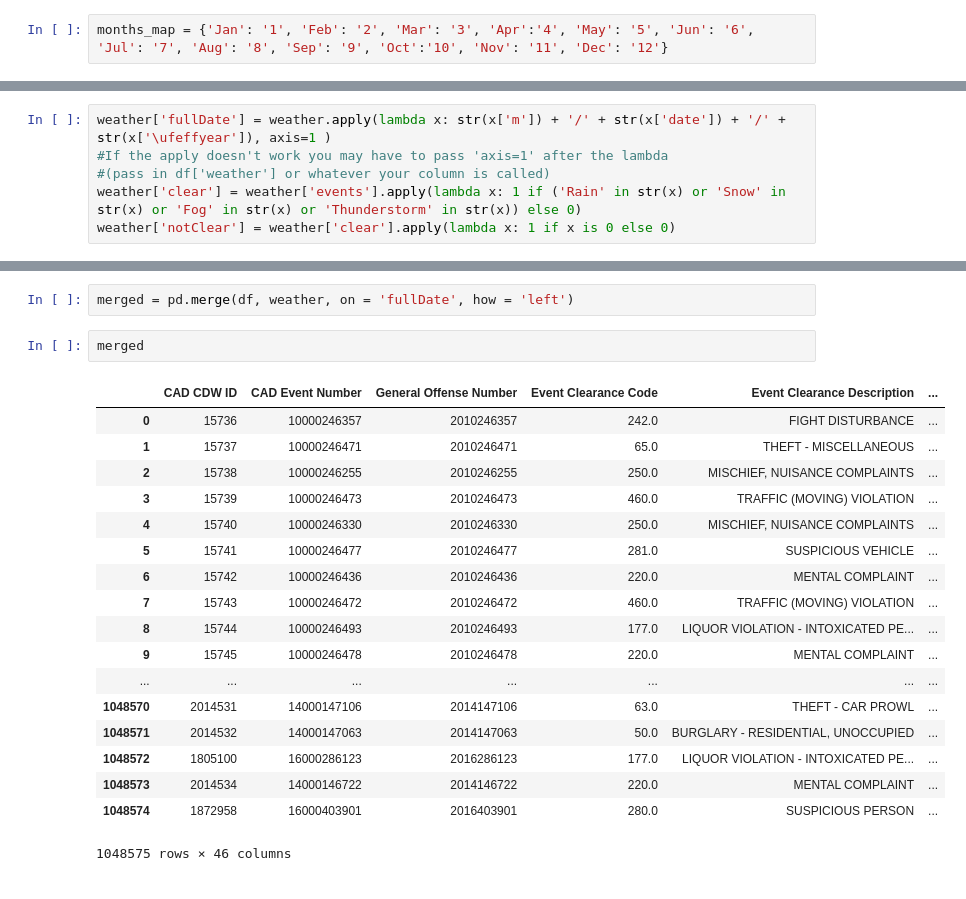
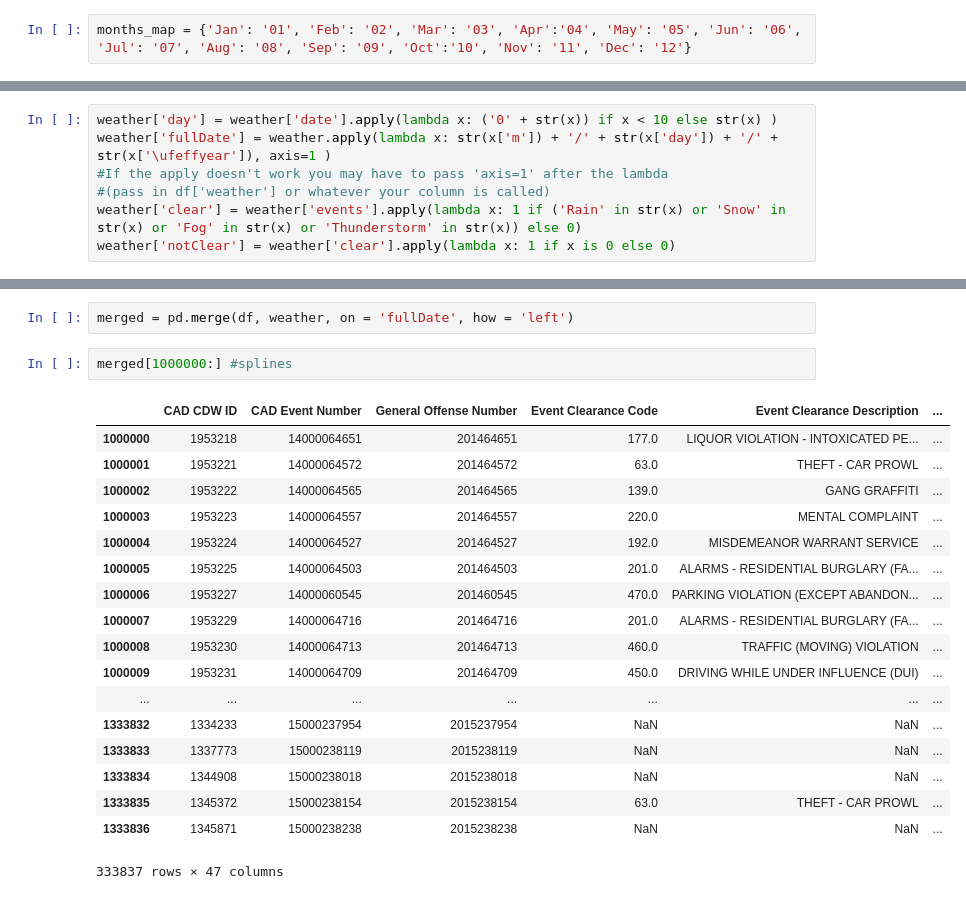
Before and after one commit to tintho/911Weather, a Jupyter notebook: Logistic Regression.ipynb, the cells around one changed output, grey strips where cells are left out. Drawn from its saved outputs; the diff is of its cells as text.

```diff
--- a/Logistic Regression.ipynb
+++ b/Logistic Regression.ipynb
@@ -95,6 +82,6 @@ list(weather.columns.values)
  'precip',
  'events']
 # %%
-months_map = {'Jan': '1', 'Feb': '2', 'Mar': '3', 'Apr':'4', 'May': '5', 'Jun': '6', 'Jul': '7', 'Aug': '8', 'Sep': '9', 'Oct':'10', 'Nov': '11', 'Dec': '12'}
+months_map = {'Jan': '01', 'Feb': '02', 'Mar': '03', 'Apr':'04', 'May': '05', 'Jun': '06', 'Jul': '07', 'Aug': '08', 'Sep': '09', 'Oct':'10', 'Nov': '11', 'Dec': '12'}
 # %%
 weather['m'] = weather['month'].apply(lambda x: months_map[x])
@@ -122,9 +88,3 @@ weather
-# %%
-weather['fullDate'] = weather.apply(lambda x: str(x['m']) + '/' + str(x['date']) + '/' + str(x['\ufeffyear']), axis=1 )
-#If the apply doesn't work you may have to pass 'axis=1' after the lambda
-#(pass in df['weather'] or whatever your column is called)
-weather['clear'] = weather['events'].apply(lambda x: 1 if ('Rain' in str(x) or 'Snow' in str(x) or 'Fog' in str(x) or 'Thunderstorm' in str(x)) else 0)
-weather['notClear'] = weather['clear'].apply(lambda x: 1 if x is 0 else 0)
 # %%
 weather[200:]
 # %% [output]
@@ -148,0 +109,7 @@ weather[200:]
+# %%
+weather['day'] = weather['date'].apply(lambda x: ('0' + str(x)) if x < 10 else str(x) )
+weather['fullDate'] = weather.apply(lambda x: str(x['m']) + '/' + str(x['day']) + '/' + str(x['\ufeffyear']), axis=1 )
+#If the apply doesn't work you may have to pass 'axis=1' after the lambda
+#(pass in df['weather'] or whatever your column is called)
+weather['clear'] = weather['events'].apply(lambda x: 1 if ('Rain' in str(x) or 'Snow' in str(x) or 'Fog' in str(x) or 'Thunderstorm' in str(x)) else 0)
+weather['notClear'] = weather['clear'].apply(lambda x: 1 if x is 0 else 0)
@@ -179,23 +167,23 @@ array([' ', 'Rain', 'Fog', 'Fog , Rain', 'Rain , Thunderstorm', 'Snow',
 # %%
 merged = pd.merge(df, weather, on = 'fullDate', how = 'left')
 # %%
-merged
+merged[1000000:] #splines
 # %% [output]
 |  | CAD CDW ID | CAD Event Number | General Offense Number | Event Clearance Code | Event Clearance Description | ... |
-| 0 | ﻿15736 | 10000246357 | 2010246357 | 242.0 | FIGHT DISTURBANCE | ... |
-| 1 | 15737 | 10000246471 | 2010246471 | 65.0 | THEFT - MISCELLANEOUS | ... |
-| 2 | 15738 | 10000246255 | 2010246255 | 250.0 | MISCHIEF, NUISANCE COMPLAINTS | ... |
-| 3 | 15739 | 10000246473 | 2010246473 | 460.0 | TRAFFIC (MOVING) VIOLATION | ... |
-| 4 | 15740 | 10000246330 | 2010246330 | 250.0 | MISCHIEF, NUISANCE COMPLAINTS | ... |
-| 5 | 15741 | 10000246477 | 2010246477 | 281.0 | SUSPICIOUS VEHICLE | ... |
-| 6 | 15742 | 10000246436 | 2010246436 | 220.0 | MENTAL COMPLAINT | ... |
-| 7 | 15743 | 10000246472 | 2010246472 | 460.0 | TRAFFIC (MOVING) VIOLATION | ... |
-| 8 | 15744 | 10000246493 | 2010246493 | 177.0 | LIQUOR VIOLATION - INTOXICATED PE... | ... |
-| 9 | 15745 | 10000246478 | 2010246478 | 220.0 | MENTAL COMPLAINT | ... |
+| 1000000 | 1953218 | 14000064651 | 201464651 | 177.0 | LIQUOR VIOLATION - INTOXICATED PE... | ... |
+| 1000001 | 1953221 | 14000064572 | 201464572 | 63.0 | THEFT - CAR PROWL | ... |
+| 1000002 | 1953222 | 14000064565 | 201464565 | 139.0 | GANG GRAFFITI | ... |
+| 1000003 | 1953223 | 14000064557 | 201464557 | 220.0 | MENTAL COMPLAINT | ... |
+| 1000004 | 1953224 | 14000064527 | 201464527 | 192.0 | MISDEMEANOR WARRANT SERVICE | ... |
+| 1000005 | 1953225 | 14000064503 | 201464503 | 201.0 | ALARMS - RESIDENTIAL BURGLARY (FA... | ... |
+| 1000006 | 1953227 | 14000060545 | 201460545 | 470.0 | PARKING VIOLATION (EXCEPT ABANDON... | ... |
+| 1000007 | 1953229 | 14000064716 | 201464716 | 201.0 | ALARMS - RESIDENTIAL BURGLARY (FA... | ... |
+| 1000008 | 1953230 | 14000064713 | 201464713 | 460.0 | TRAFFIC (MOVING) VIOLATION | ... |
+| 1000009 | 1953231 | 14000064709 | 201464709 | 450.0 | DRIVING WHILE UNDER INFLUENCE (DUI) | ... |
 | ... | ... | ... | ... | ... | ... | ... |
-| 1048570 | 2014531 | 14000147106 | 2014147106 | 63.0 | THEFT - CAR PROWL | ... |
-| 1048571 | 2014532 | 14000147063 | 2014147063 | 50.0 | BURGLARY - RESIDENTIAL, UNOCCUPIED | ... |
-| 1048572 | 1805100 | 16000286123 | 2016286123 | 177.0 | LIQUOR VIOLATION - INTOXICATED PE... | ... |
-| 1048573 | 2014534 | 14000146722 | 2014146722 | 220.0 | MENTAL COMPLAINT | ... |
-| 1048574 | 1872958 | 16000403901 | 2016403901 | 280.0 | SUSPICIOUS PERSON | ... |
+| 1333832 | 1334233 | 15000237954 | 2015237954 | NaN | NaN | ... |
+| 1333833 | 1337773 | 15000238119 | 2015238119 | NaN | NaN | ... |
+| 1333834 | 1344908 | 15000238018 | 2015238018 | NaN | NaN | ... |
+| 1333835 | 1345372 | 15000238154 | 2015238154 | 63.0 | THEFT - CAR PROWL | ... |
+| 1333836 | 1345871 | 15000238238 | 2015238238 | NaN | NaN | ... |
-1048575 rows × 46 columns
+333837 rows × 47 columns
```
Also changed, not shown: parts of 15 cells of this notebook, 1 other file.
